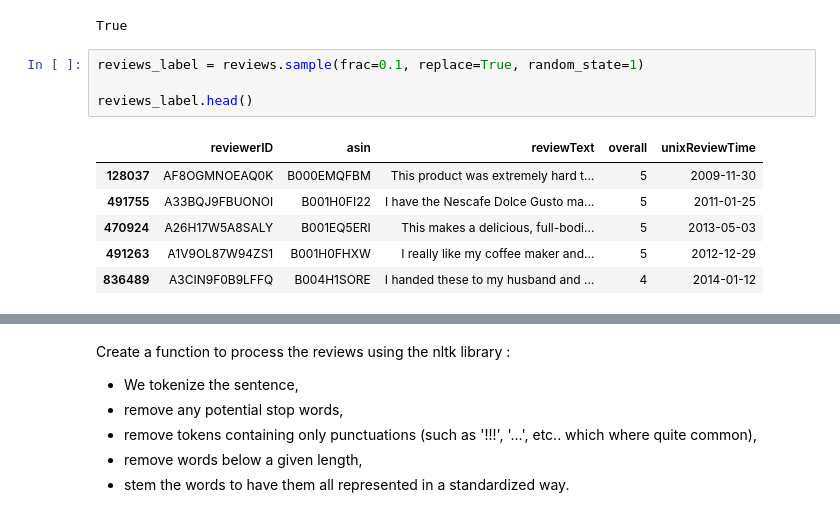
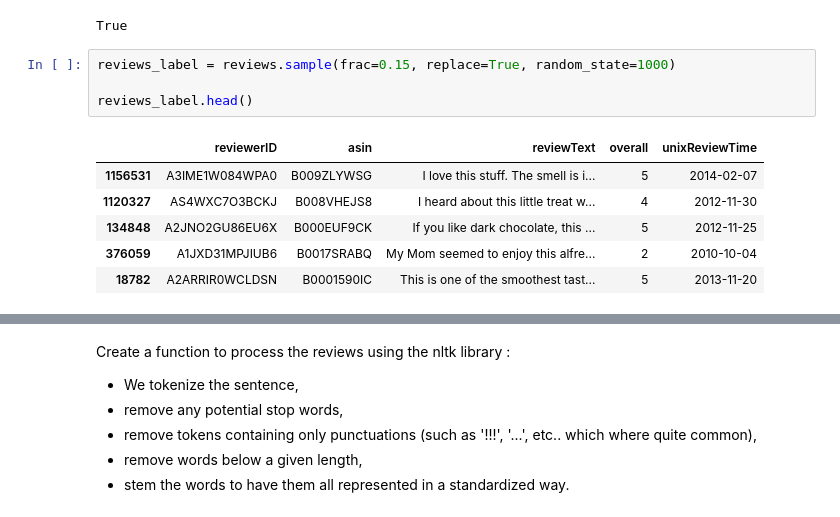
Before and after one commit to KKanakaraj/Amazon-Reviews-Infectious-Disease, a Jupyter notebook: notebooks/Milestone2.ipynb, the cells around one changed output, grey strips where cells are left out. Drawn from its saved outputs; the diff is of its cells as text.

```diff
--- a/notebooks/Milestone2.ipynb
+++ b/notebooks/Milestone2.ipynb
@@ -101,13 +101,13 @@ nltk.download('wordnet')
 [nltk_data]   Package wordnet is already up-to-date!
 True
 # %%
-reviews_label = reviews.sample(frac=0.1, replace=True, random_state=1)
+reviews_label = reviews.sample(frac=0.15, replace=True, random_state=1000)
 
 reviews_label.head()
 # %% [output]
 |  | reviewerID | asin | reviewText | overall | unixReviewTime |
-| 128037 | AF8OGMNOEAQ0K | B000EMQFBM | This product was extremely hard t... | 5 | 2009-11-30 |
-| 491755 | A33BQJ9FBUONOI | B001H0FI22 | I have the Nescafe Dolce Gusto ma... | 5 | 2011-01-25 |
-| 470924 | A26H17W5A8SALY | B001EQ5ERI | This makes a delicious, full-bodi... | 5 | 2013-05-03 |
-| 491263 | A1V9OL87W94ZS1 | B001H0FHXW | I really like my coffee maker and... | 5 | 2012-12-29 |
-| 836489 | A3CIN9F0B9LFFQ | B004H1SORE | I handed these to my husband and ... | 4 | 2014-01-12 |
+| 1156531 | A3IME1W084WPA0 | B009ZLYWSG | I love this stuff. The smell is i... | 5 | 2014-02-07 |
+| 1120327 | AS4WXC7O3BCKJ | B008VHEJS8 | I heard about this little treat w... | 4 | 2012-11-30 |
+| 134848 | A2JNO2GU86EU6X | B000EUF9CK | If you like dark chocolate, this ... | 5 | 2012-11-25 |
+| 376059 | A1JXD31MPJIUB6 | B0017SRABQ | My Mom seemed to enjoy this alfre... | 2 | 2010-10-04 |
+| 18782 | A2ARRIR0WCLDSN | B0001590IC | This is one of the smoothest tast... | 5 | 2013-11-20 |
```
Also changed, not shown: parts of 15 cells of this notebook.
